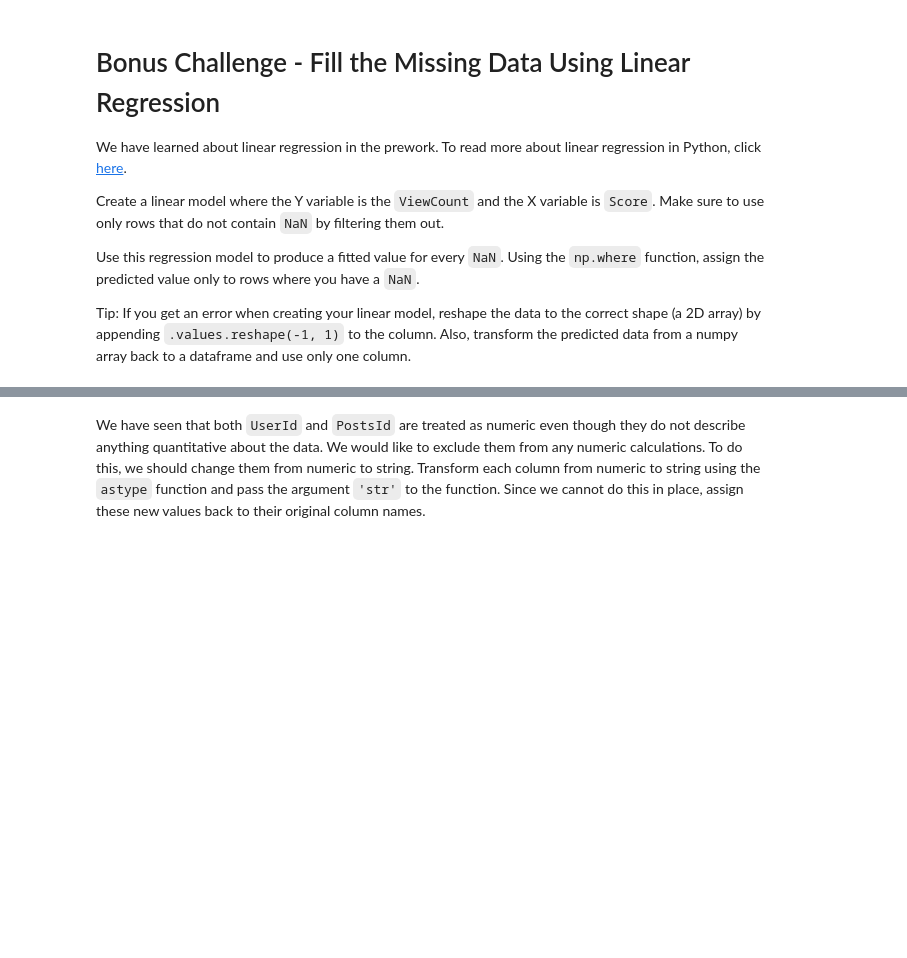
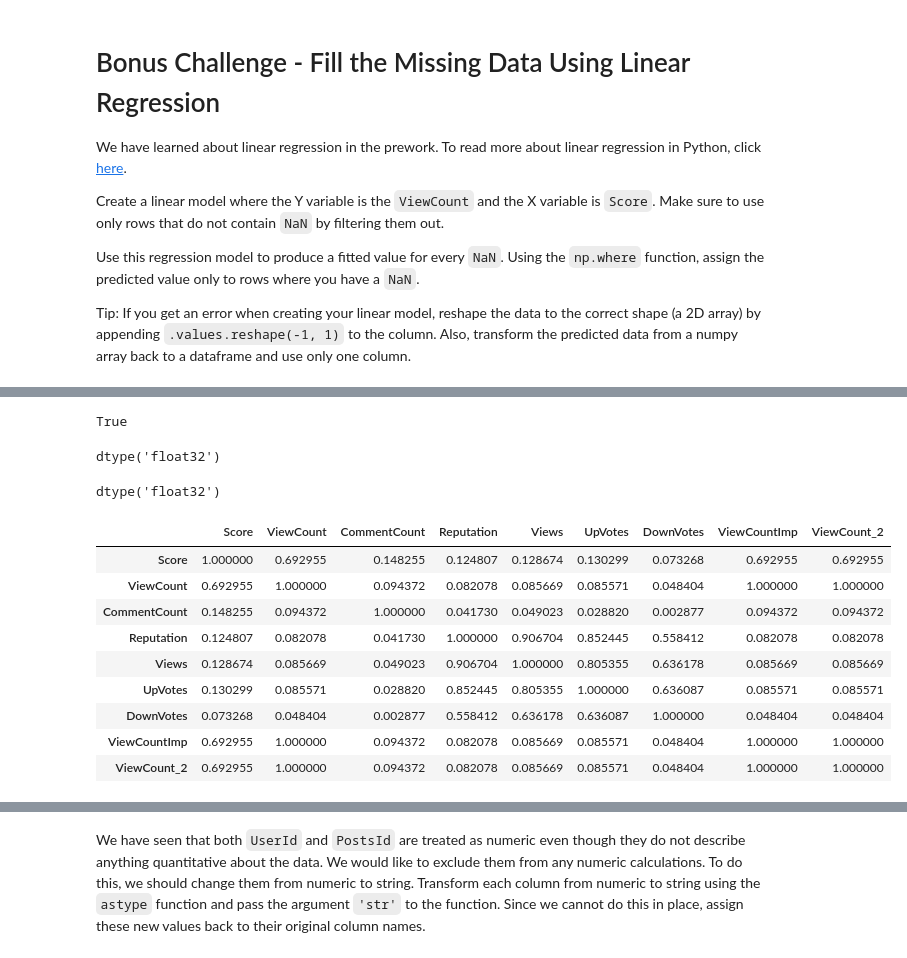
Before and after one commit to cabulut/data-pt-ber-08-20, a Jupyter notebook: Labs/module-1_labs/04_pandas/04_lab-data_cleaning/your-code/main.ipynb, the cells around one changed output, grey strips where cells are left out. Cells and saved outputs as stored; diff of their text form; code cells hidden in the pictures; blank space fills up the shorter version.

```diff
--- a/Labs/module-1_labs/04_pandas/04_lab-data_cleaning/your-code/main.ipynb
+++ b/Labs/module-1_labs/04_pandas/04_lab-data_cleaning/your-code/main.ipynb
@@ -121,0 +351,12 @@ Tip: If you get an error when creating your linear model, reshape the data to th
+# %%
+from sklearn.linear_model import LinearRegression
+
+reg = LinearRegression()
+
+X = df['Score'].values.reshape(-1,1)
+y = df['ViewCount'].values.reshape(-1,1)
+
+model = reg.fit(X,y)
+
+X_predict = stackoverflow['Score'].values.reshape(-1,1) #stackoverflow subset is the df only with NaN
+y_predict = model.predict(X_predict)
@@ -121,0 +412,4 @@ Tip: If you get an error when creating your linear model, reshape the data to th
+# %%
+len(y_predict) == stackoverflow['ViewCount'].isnull().sum()
+# %% [output]
+True
@@ -121,0 +420,24 @@ Tip: If you get an error when creating your linear model, reshape the data to th
+# %%
+#dtype in numpy array
+y_predict.dtype
+# %% [output]
+dtype('float32')
+# %%
+#dtypes in pandas df
+stackoverflow['ViewCount'] = stackoverflow['ViewCount'].astype('float32')
+stackoverflow['ViewCount'].dtypes
+# %% [output]
+dtype('float32')
+# %%
+stackoverflow.corr()
+# %% [output]
+|  | Score | ViewCount | CommentCount | Reputation | Views | UpVotes | DownVotes | ViewCountImp | ViewCount_2 |
+| Score | 1.000000 | 0.692955 | 0.148255 | 0.124807 | 0.128674 | 0.130299 | 0.073268 | 0.692955 | 0.692955 |
+| ViewCount | 0.692955 | 1.000000 | 0.094372 | 0.082078 | 0.085669 | 0.085571 | 0.048404 | 1.000000 | 1.000000 |
+| CommentCount | 0.148255 | 0.094372 | 1.000000 | 0.041730 | 0.049023 | 0.028820 | 0.002877 | 0.094372 | 0.094372 |
+| Reputation | 0.124807 | 0.082078 | 0.041730 | 1.000000 | 0.906704 | 0.852445 | 0.558412 | 0.082078 | 0.082078 |
+| Views | 0.128674 | 0.085669 | 0.049023 | 0.906704 | 1.000000 | 0.805355 | 0.636178 | 0.085669 | 0.085669 |
+| UpVotes | 0.130299 | 0.085571 | 0.028820 | 0.852445 | 0.805355 | 1.000000 | 0.636087 | 0.085571 | 0.085571 |
+| DownVotes | 0.073268 | 0.048404 | 0.002877 | 0.558412 | 0.636178 | 0.636087 | 1.000000 | 0.048404 | 0.048404 |
+| ViewCountImp | 0.692955 | 1.000000 | 0.094372 | 0.082078 | 0.085669 | 0.085571 | 0.048404 | 1.000000 | 1.000000 |
+| ViewCount_2 | 0.692955 | 1.000000 | 0.094372 | 0.082078 | 0.085669 | 0.085571 | 0.048404 | 1.000000 | 1.000000 |
```
Also changed, not shown: parts of 62 cells of this notebook, 1 other file.
